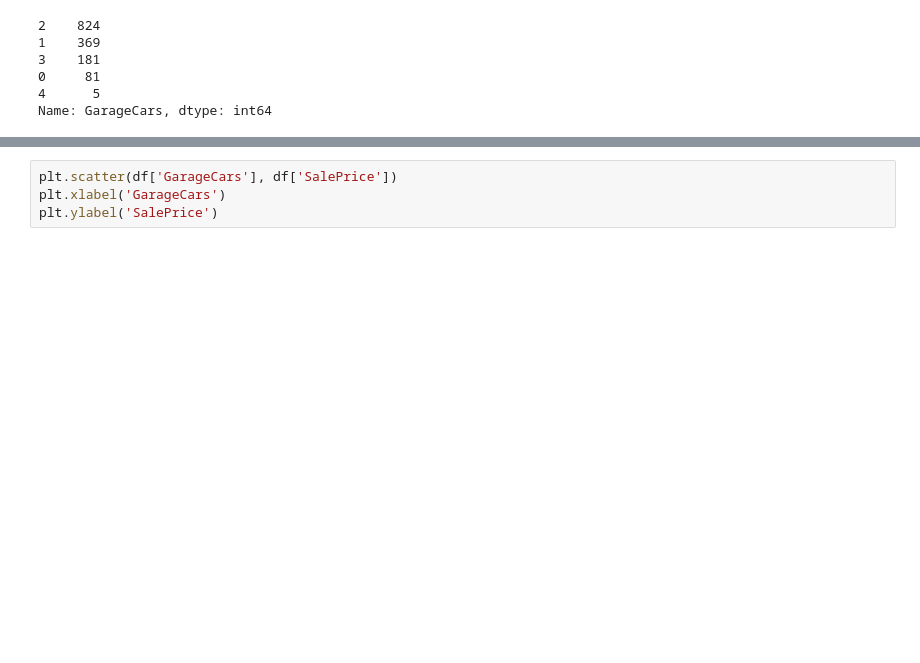
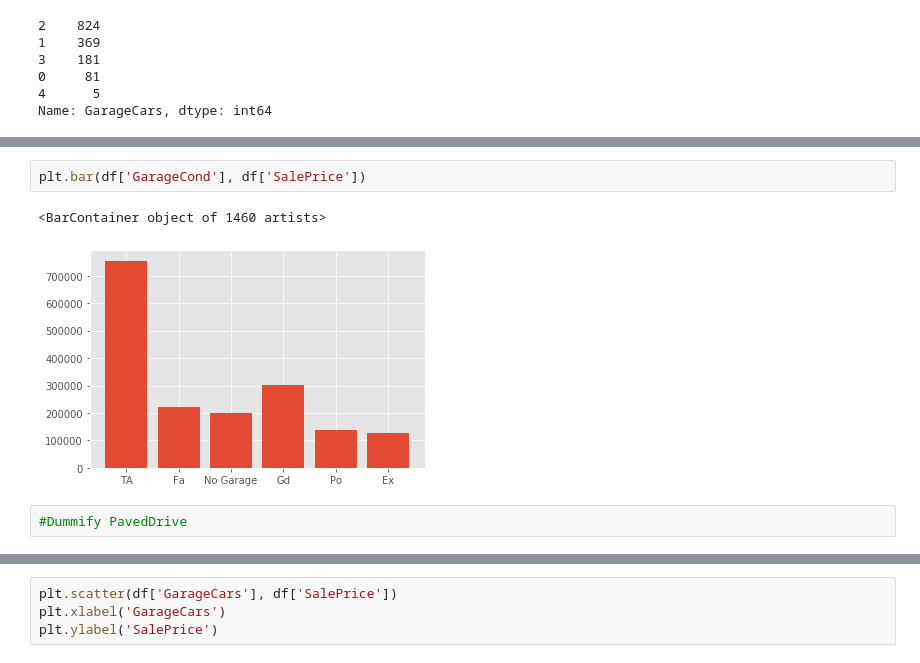
Before and after one commit to hello-juan/AmesHousing, a Jupyter notebook: Ames Housing Project.ipynb, the cells around one changed output, grey strips where cells are left out. Saved outputs shown, nothing was run; the diff lists cells and outputs as text; blank space fills up the shorter version.

```diff
--- a/Ames Housing Project.ipynb
+++ b/Ames Housing Project.ipynb
@@ -59,0 +87,7 @@ plt.hist(df['GarageCars'])
+# %%
+plt.bar(df['GarageCond'], df['SalePrice'])
+# %% [output]
+<BarContainer object of 1460 artists>
+[figure, added]
+# %%
+#Dummify PavedDrive
```
Also changed, not shown: parts of 12 cells of this notebook.
